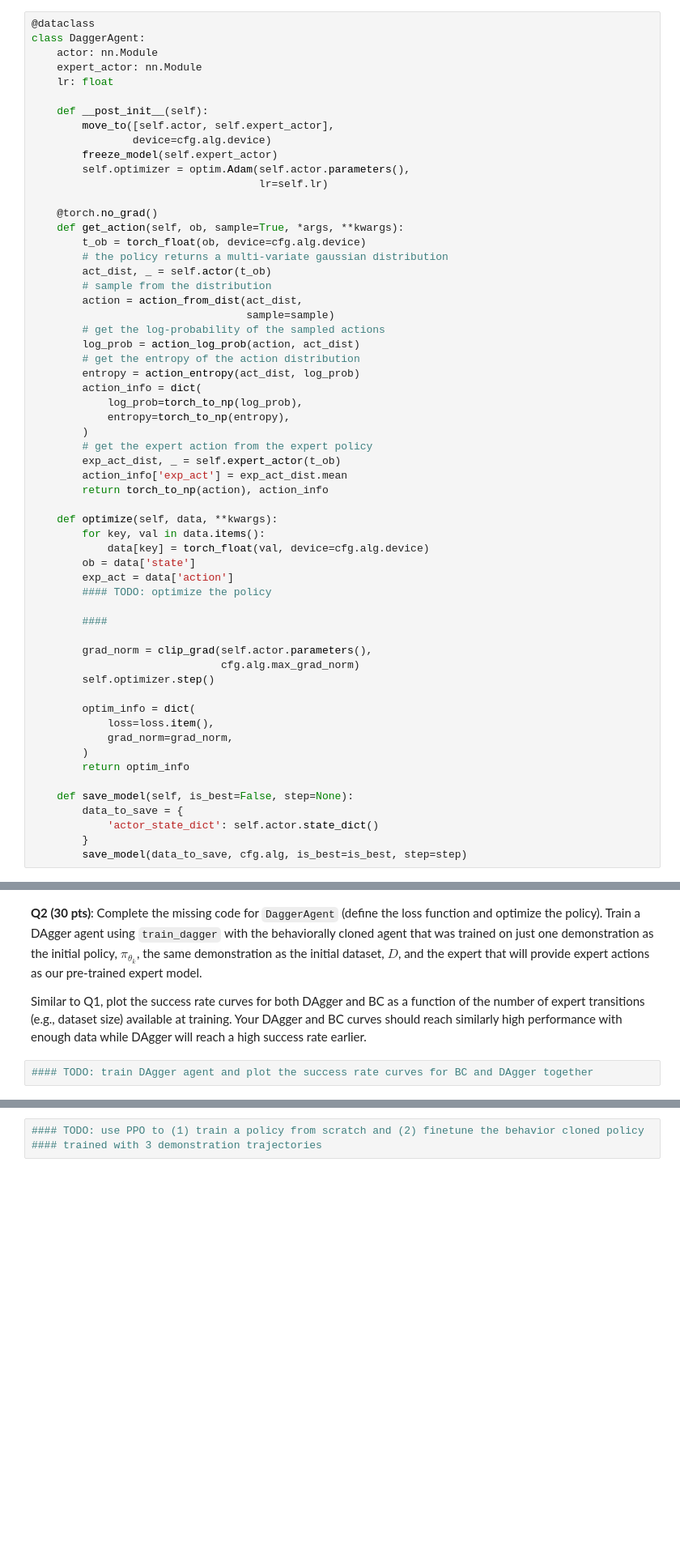
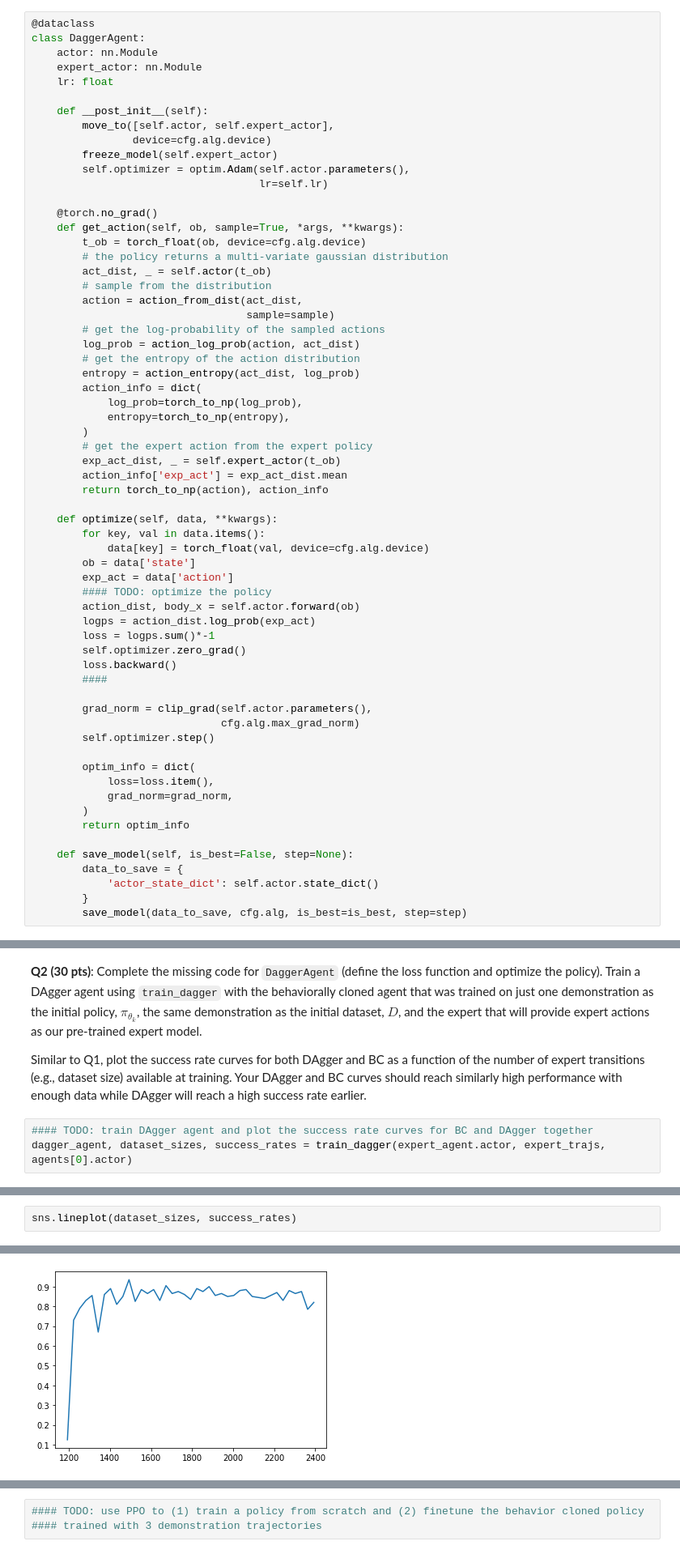
Before and after one commit to LuisCGit/6.484-reinforcement-learning, a Jupyter notebook: lfd.ipynb, the cells around one changed output, grey strips where cells are left out. Shown at 81% size. Drawn from its saved outputs; the diff is of its cells as text; blank space fills up the shorter version.

Commit message:
dagger BC comparison

```diff
--- a/lfd.ipynb
+++ b/lfd.ipynb
@@ -658,7 +656,11 @@ class DaggerAgent:
         ob = data['state']
         exp_act = data['action']
         #### TODO: optimize the policy
-
+        action_dist, body_x = self.actor.forward(ob)
+        logps = action_dist.log_prob(exp_act)
+        loss = logps.sum()*-1
+        self.optimizer.zero_grad()
+        loss.backward()
         ####
 
         grad_norm = clip_grad(self.actor.parameters(),
@@ -756,3 +758,4 @@ def train_dagger(expert_actor, trajs, actor=None):
 Similar to Q1, plot the success rate curves for both DAgger and BC as a function of the number of expert transitions (e.g., dataset size) available at training. Your DAgger and BC curves should reach similarly high performance with enough data while DAgger will reach a high success rate earlier.
 # %%
 #### TODO: train DAgger agent and plot the success rate curves for BC and DAgger together
+dagger_agent, dataset_sizes, success_rates = train_dagger(expert_agent.actor, expert_trajs, agents[0].actor)
@@ -758,0 +769,3 @@ Similar to Q1, plot the success rate curves for both DAgger and BC as a function
+# %%
+sns.lineplot(dataset_sizes, success_rates)
+# %% [output]
@@ -758,0 +773 @@ Similar to Q1, plot the success rate curves for both DAgger and BC as a function
+[figure, added]
```
Also changed, not shown: parts of 12 cells of this notebook.
